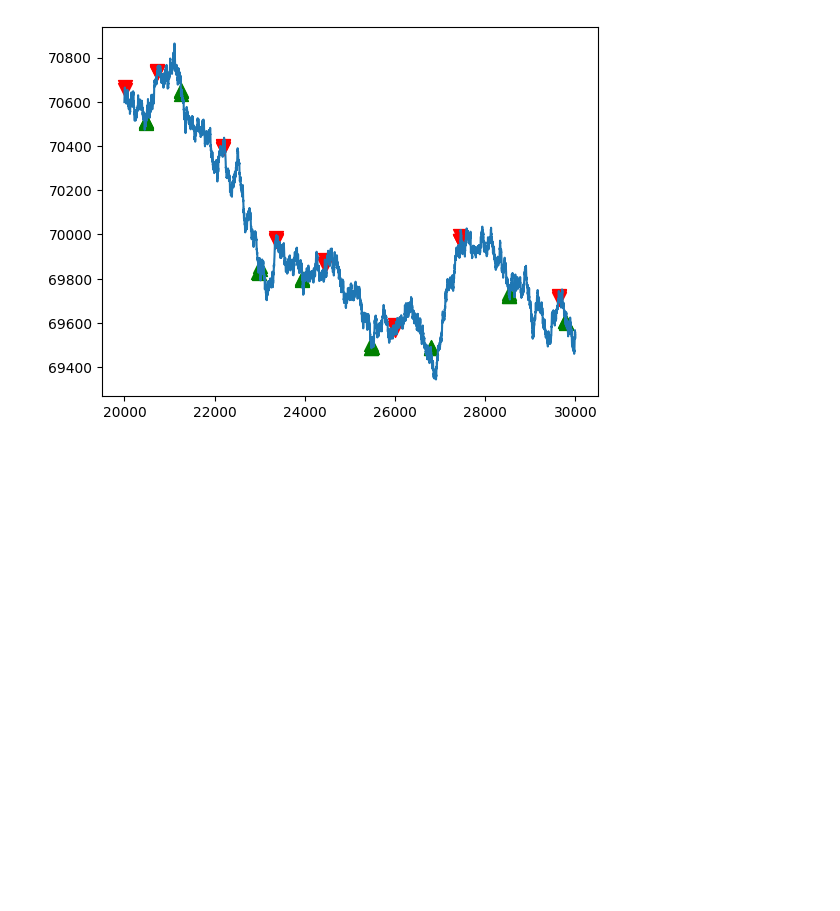
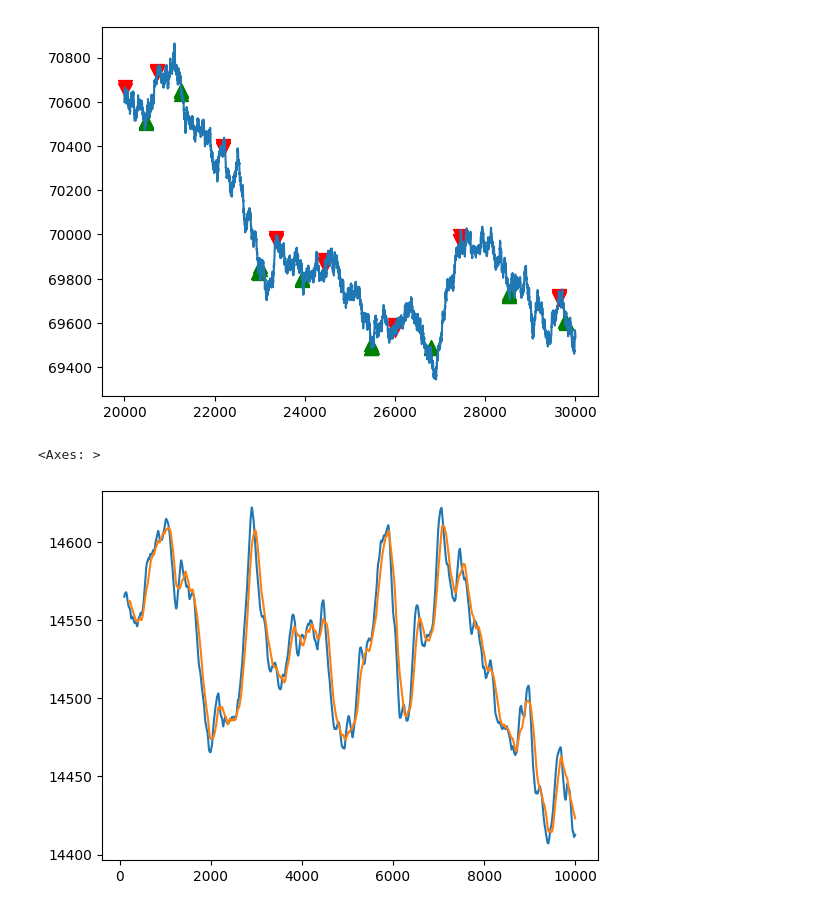
Before and after one commit to naman-doshi/IMCProsperity-2, a Jupyter notebook: R3/analysis.ipynb, the cells around one changed output. Drawn from its saved outputs; the diff is of its cells as text; code cells hidden in the pictures; blank space fills up the shorter version.

```diff
--- a/R3/analysis.ipynb
+++ b/R3/analysis.ipynb
@@ -64,3 +64,11 @@ df2['basket'][20000:].plot()
 # %% [output]
 <Axes: >
 [figure]
+# %%
+df3 = pd.DataFrame()
+df3['rose'] = roses[10000:20000]
+df3['rose'].rolling(window=100).mean().plot()
+df3['rose'].rolling(window=250).mean().plot()
+# %% [output]
+<Axes: >
+[figure, added]
```
Also changed, not shown: 1 other file.
